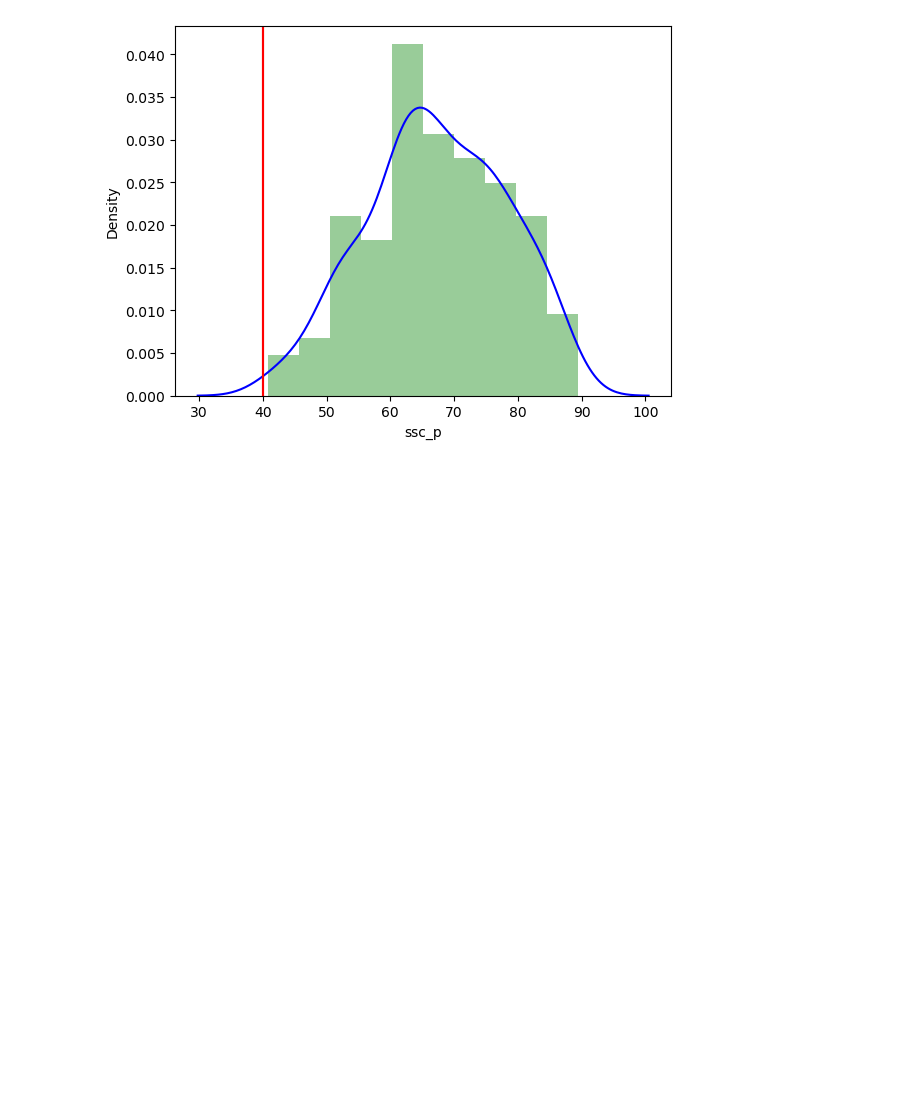
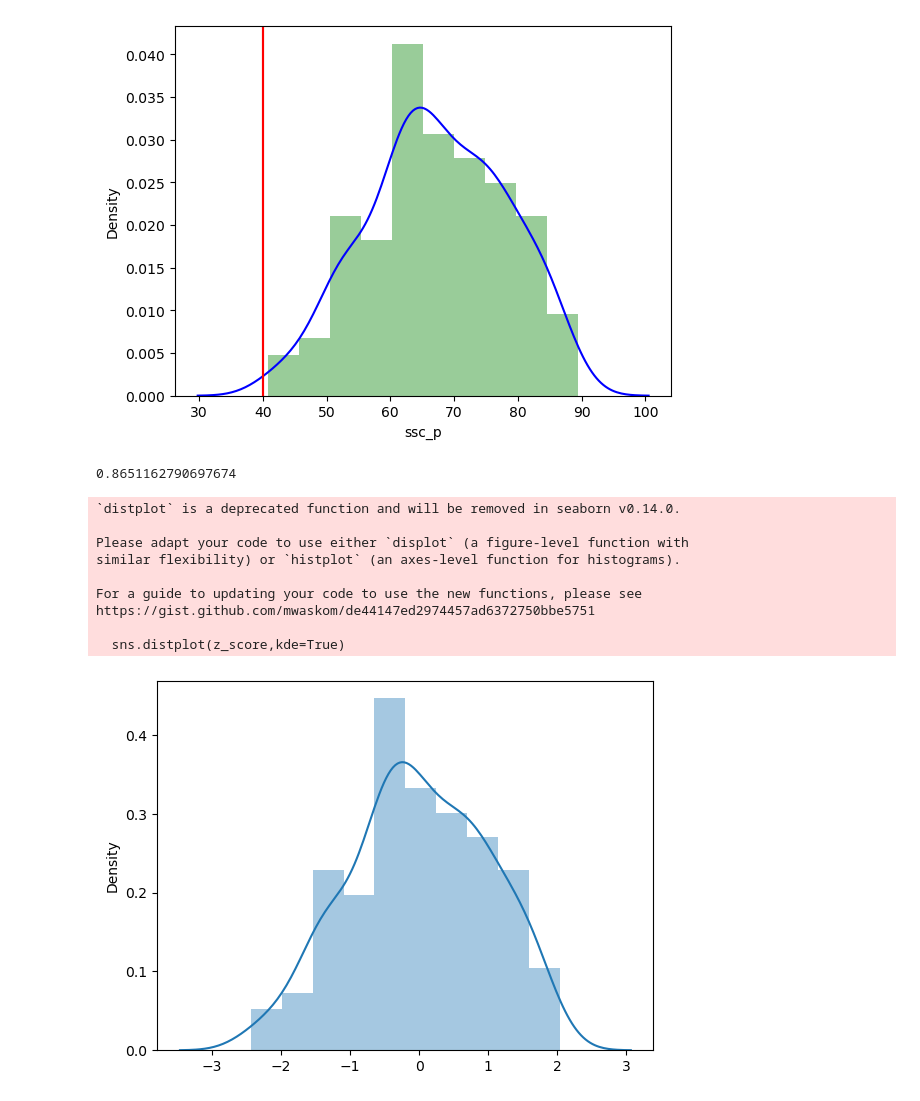
Before and after one commit to acsofia/Normal-Distribution, a Jupyter notebook: Normal-Distribution.ipynb, the cells around one changed output. Drawn from its saved outputs; the diff is of its cells as text; code cells hidden in the pictures; blank space fills up the shorter version.

```diff
--- a/Normal-Distribution.ipynb
+++ b/Normal-Distribution.ipynb
@@ -169,3 +172,49 @@ Mean=67.303, Standard Deviation=10.827
 The area between range(40,40):0
 0
 [figure]
+# %%
+#EmpiricalCumulative Distributive Function
+#tells us what fraction of the data points in the 'ssc_p' column of the dataset are less than or equal to 80.
+from statsmodels.distributions.empirical_distribution import ECDF
+ecdf = ECDF(dataset['ssc_p'])
+ecdf(80)
+# %% [output]
+0.8651162790697674
+# %%
+#the function stdNBgraph converts the dataset in to standard normal distribution
+#and visualize using seaborn
+def stdNBgraph(dataset):
+        # Coverted to standard Normal Distribution
+    import seaborn as sns
+#calculates the mean and standard deviation
+    mean=dataset.mean()
+    std=dataset.std()
+#creates list of values by iterating over the dataset
+    values=[i for i in dataset]
+#calculates the z_score by subtracting the mean and dividing the std deviation
+#z_score is a measure of how many standard deviations a data point is from the mean
+#Converting the data to Z-scores is a common technique to transform data into a standard normal distribution,
+#where the mean is 0 and the standard deviation is 1.
+    z_score=[((j-mean)/std) for j in values]
+#using a seaborn to visualise the distribution of the z-score
+#this generates a histogram and a kernel distribution estimation plot for the z-score
+    sns.distplot(z_score,kde=True)
+#calculating the mean of the z scores which should be 0 in standard normal distribution
+    sum(z_score)/len(z_score)
+#this function stdNBgraph takes the dataset, converts in to z-score to make it to a standard normal distribution
+# and visualizing the distribution of the z-score using seaborn
+#finally it calculates the mean of the z scores to check the value of the mean close to zero
+# as in a standard normal distribution
+# %%
+stdNBgraph(dataset['ssc_p'])
+# %% [output]
+`distplot` is a deprecated function and will be removed in seaborn v0.14.0.
+
+Please adapt your code to use either `displot` (a figure-level function with
+similar flexibility) or `histplot` (an axes-level function for histograms).
+
+For a guide to updating your code to use the new functions, please see
+https://gist.github.com/mwaskom/de44147ed2974457ad6372750bbe5751
+
+  sns.distplot(z_score,kde=True)
+[figure, added]
```
Also changed, not shown: parts of 2 cells of this notebook.
